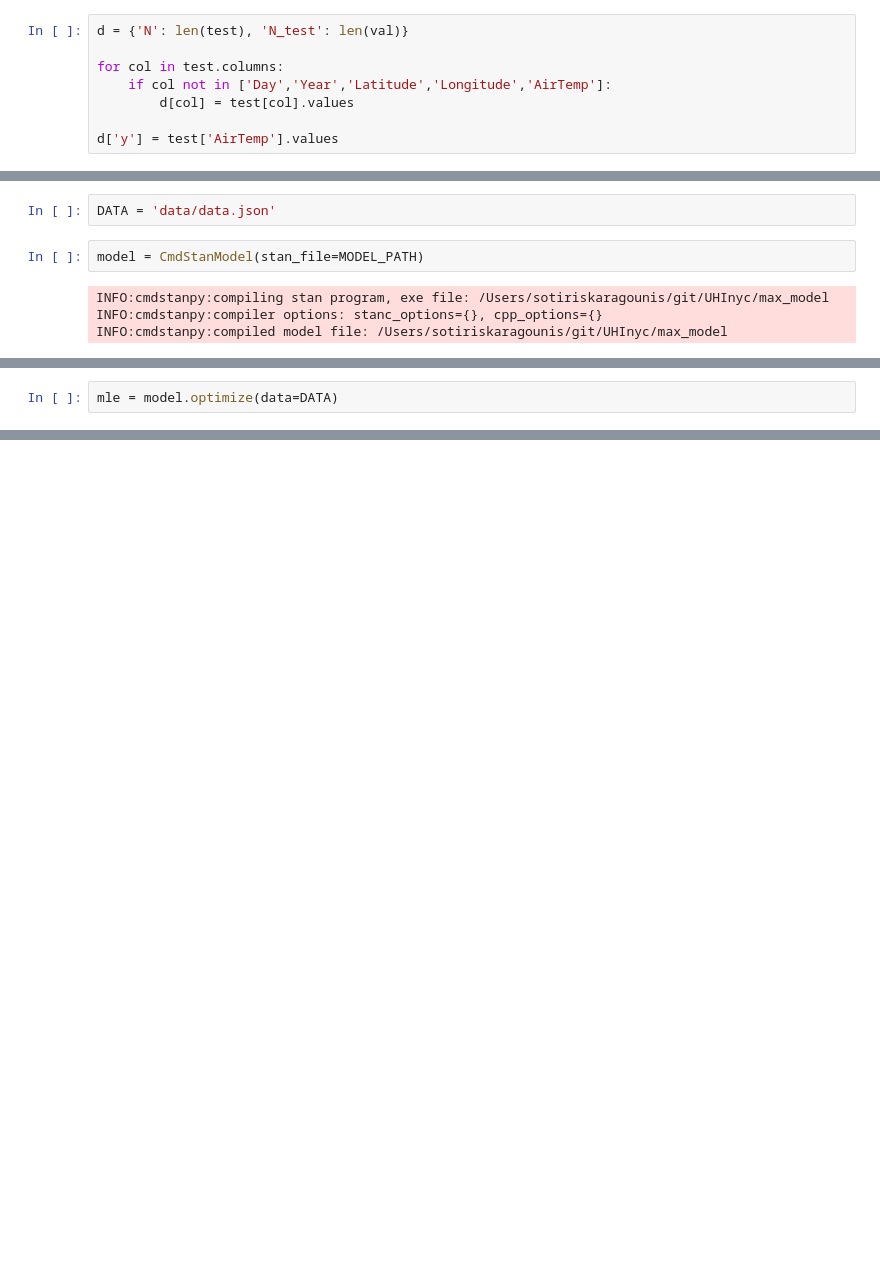
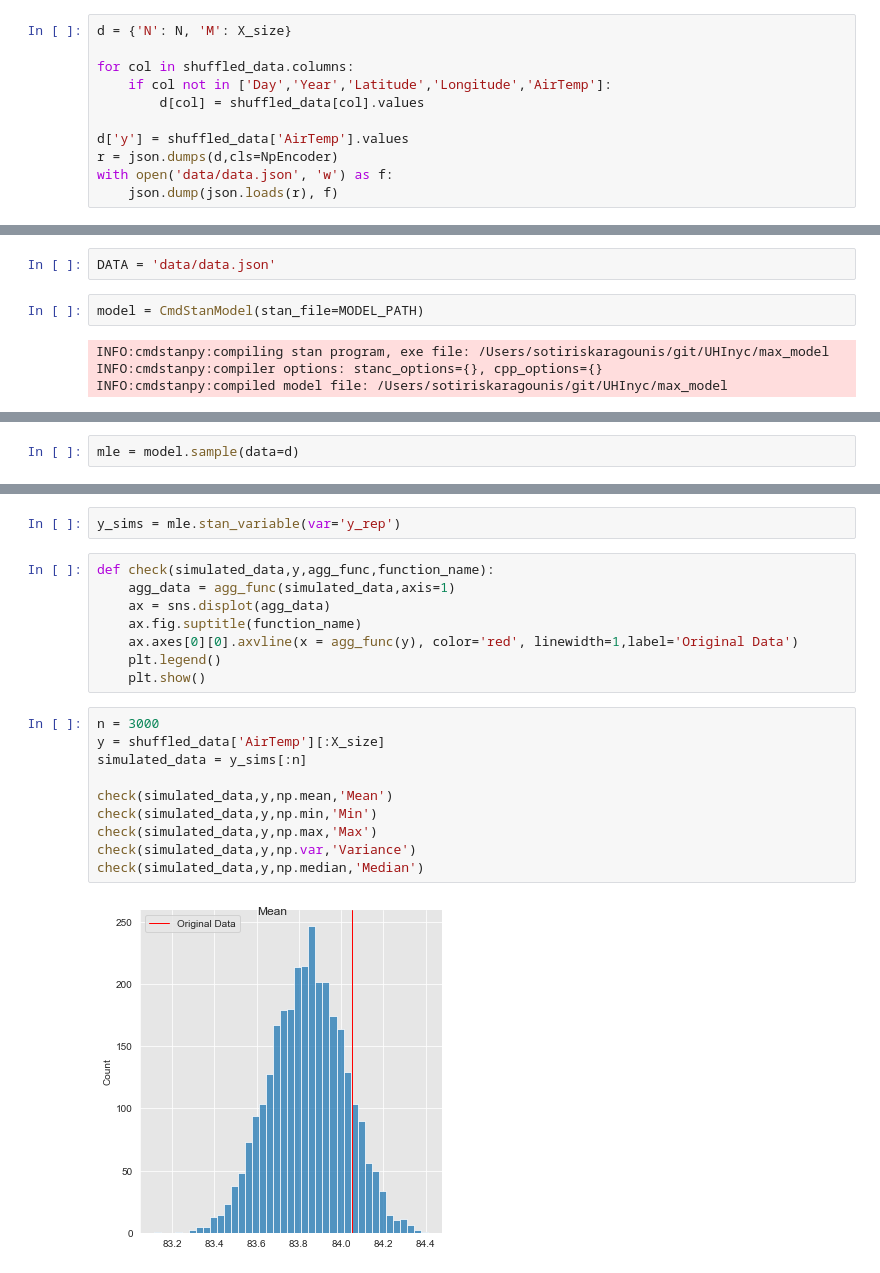
Before and after one commit to skaragou/UHInyc, a Jupyter notebook: max_model.ipynb, the cells around one changed output, grey strips where cells are left out. Cells and saved outputs as stored; diff of their text form; blank space fills up the shorter version.

Commit message:
Posterior Checks
Added Posterior Checks to the Max Model.

```diff
--- a/max_model.ipynb
+++ b/max_model.ipynb
@@ -66,8 +40,11 @@ test.iloc[list(train),:]
 # %%
-d = {'N': len(test), 'N_test': len(val)}
+d = {'N': N, 'M': X_size}
 
-for col in test.columns:
+for col in shuffled_data.columns:
     if col not in ['Day','Year','Latitude','Longitude','AirTemp']:
-        d[col] = test[col].values
+        d[col] = shuffled_data[col].values
 
-d['y'] = test['AirTemp'].values
+d['y'] = shuffled_data['AirTemp'].values
+r = json.dumps(d,cls=NpEncoder)
+with open('data/data.json', 'w') as f:
+    json.dump(json.loads(r), f)
@@ -107,4 +68,4 @@ OrderedDict([('lp__', 0.0),
 # %%
-mle = model.optimize(data=DATA)
+mle = model.sample(data=d)
 # %% [output]
 INFO:cmdstanpy:start chain 1
@@ -116,0 +95,22 @@ RunSet: chains=1
+# %%
+y_sims = mle.stan_variable(var='y_rep')
+# %%
+def check(simulated_data,y,agg_func,function_name):
+    agg_data = agg_func(simulated_data,axis=1)
+    ax = sns.displot(agg_data)
+    ax.fig.suptitle(function_name)
+    ax.axes[0][0].axvline(x = agg_func(y), color='red', linewidth=1,label='Original Data')
+    plt.legend()
+    plt.show()
+# %%
+n = 3000
+y = shuffled_data['AirTemp'][:X_size]
+simulated_data = y_sims[:n]
+
+check(simulated_data,y,np.mean,'Mean')
+check(simulated_data,y,np.min,'Min')
+check(simulated_data,y,np.max,'Max')
+check(simulated_data,y,np.var,'Variance')
+check(simulated_data,y,np.median,'Median')
+# %% [output]
+[figure, added]
```
Also changed, not shown: parts of 24 cells of this notebook, 7 other files.
